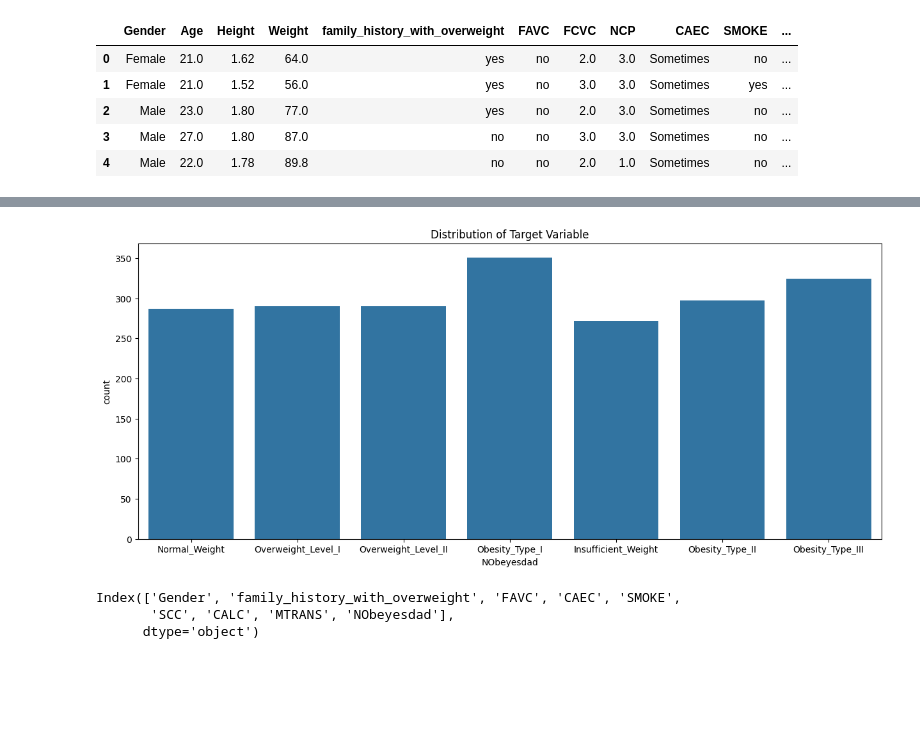
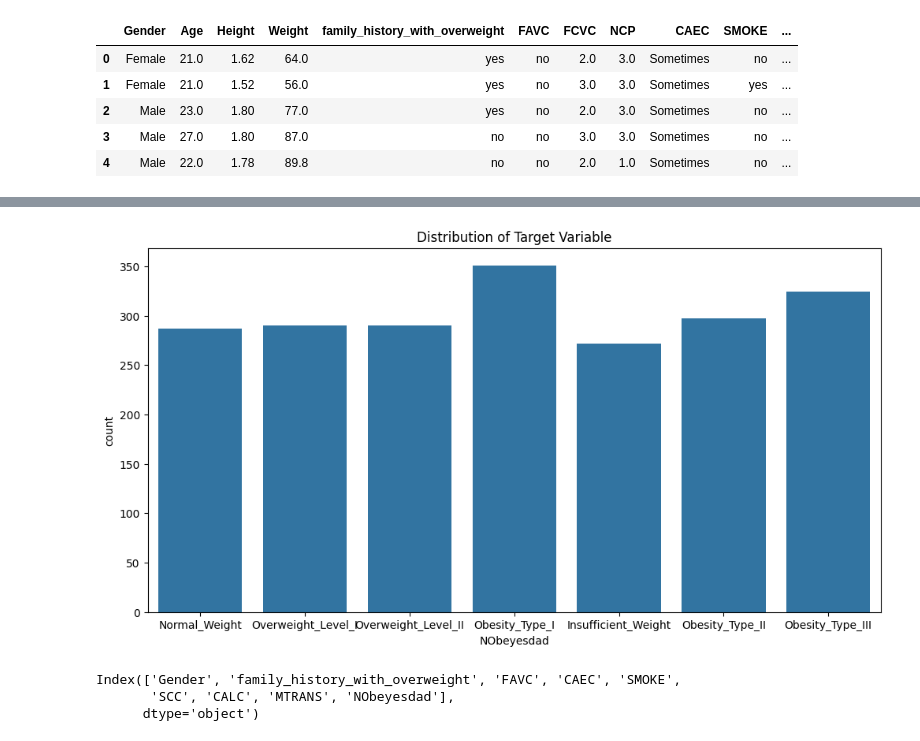
Before and after one commit to surajPrajapati-rgb/ObesityForecast.com, a Jupyter notebook: Model/Obesity_Level_Prediction.ipynb, the cells around one changed output, grey strips where cells are left out. Saved outputs shown, nothing was run; the diff lists cells and outputs as text; code cells hidden in the pictures; blank space fills up the shorter version.

```diff
--- a/Model/Obesity_Level_Prediction.ipynb
+++ b/Model/Obesity_Level_Prediction.ipynb
@@ -74,11 +55,11 @@ Name: count, dtype: int64
 # %%
 
-plt.figure(figsize=(15, 6))
+plt.figure(figsize=(12, 6))
 sns.countplot(x="NObeyesdad", data=df)
 plt.title("Distribution of Target Variable")
 plt.show()
 # %% [output]
-[figure, old version]
+[figure, new version]
 # %%
 cat_features = df.select_dtypes(include = ['object'])
 cat_features.columns
```
Also changed, not shown: parts of 11 cells of this notebook, 1 other file.
